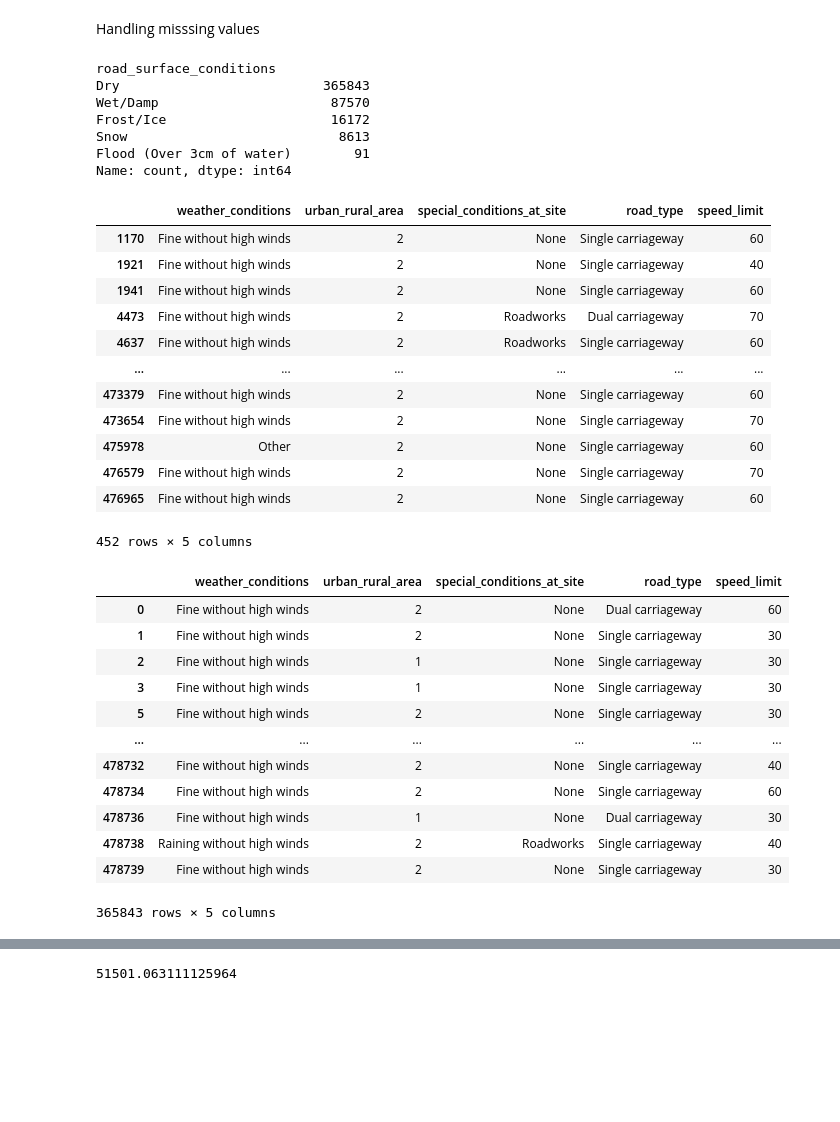
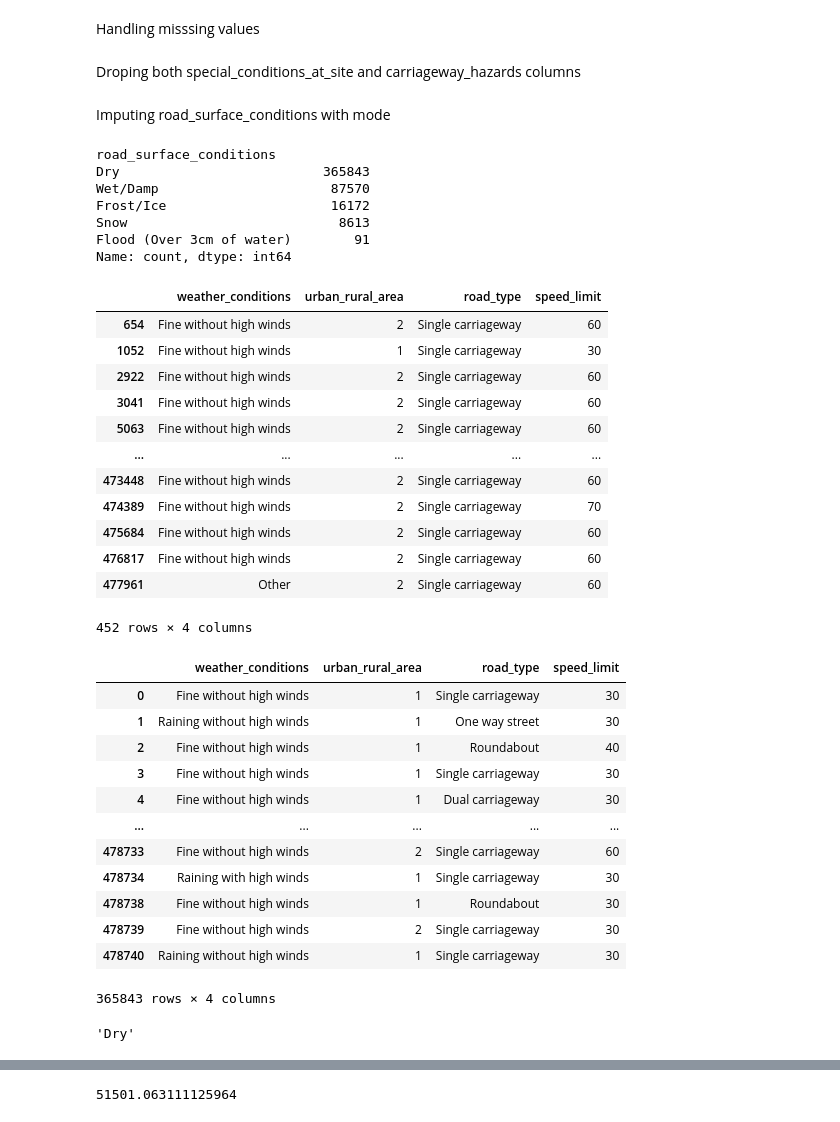
Before and after one commit to The-DigitalAcademy/Accidents_Analysis, a Jupyter notebook: PythonAnalysis.ipynb, the cells around one changed output, grey strips where cells are left out. Drawn from its saved outputs; the diff is of its cells as text; code cells hidden in the pictures; blank space fills up the shorter version.

```diff
--- a/PythonAnalysis.ipynb
+++ b/PythonAnalysis.ipynb
@@ -113 +114,3 @@ country                                      0
 dtype: int64
+# %%
+df.drop(columns=['index'], inplace=True)
@@ -114,5 +141,12 @@ dtype: int64
 # %% [markdown]
 Handling misssing values
+# %% [markdown]
+Droping both special_conditions_at_site and carriageway_hazards columns
+# %%
+
+df = df.drop(columns=['special_conditions_at_site', 'carriageway_hazards'])
+# %% [markdown]
+Imputing road_surface_conditions with mode
 # %%
 df['road_surface_conditions'].value_counts()
 # %% [output]
@@ -126,50 +160,53 @@ Name: count, dtype: int64
 # %%
 
 missing_road_surface = df['road_surface_conditions'].isna()
 
 
-missing_comparison = df[missing_road_surface][['weather_conditions', 'urban_rural_area', 'special_conditions_at_site','road_type','speed_limit']]
+missing_comparison = df[missing_road_surface][['weather_conditions', 'urban_rural_area','road_type','speed_limit']]
 
 
 missing_comparison
 # %% [output]
-|  | weather_conditions | urban_rural_area | special_conditions_at_site | road_type | speed_limit |
-| 1170 | Fine without high winds | 2 | None | Single carriageway | 60 |
-| 1921 | Fine without high winds | 2 | None | Single carriageway | 40 |
-| 1941 | Fine without high winds | 2 | None | Single carriageway | 60 |
-| 4473 | Fine without high winds | 2 | Roadworks | Dual carriageway | 70 |
-| 4637 | Fine without high winds | 2 | Roadworks | Single carriageway | 60 |
-| ... | ... | ... | ... | ... | ... |
-| 473379 | Fine without high winds | 2 | None | Single carriageway | 60 |
-| 473654 | Fine without high winds | 2 | None | Single carriageway | 70 |
-| 475978 | Other | 2 | None | Single carriageway | 60 |
-| 476579 | Fine without high winds | 2 | None | Single carriageway | 70 |
-| 476965 | Fine without high winds | 2 | None | Single carriageway | 60 |
+|  | weather_conditions | urban_rural_area | road_type | speed_limit |
+| 654 | Fine without high winds | 2 | Single carriageway | 60 |
+| 1052 | Fine without high winds | 1 | Single carriageway | 30 |
+| 2922 | Fine without high winds | 2 | Single carriageway | 60 |
+| 3041 | Fine without high winds | 2 | Single carriageway | 60 |
+| 5063 | Fine without high winds | 2 | Single carriageway | 60 |
+| ... | ... | ... | ... | ... |
+| 473448 | Fine without high winds | 2 | Single carriageway | 60 |
+| 474389 | Fine without high winds | 2 | Single carriageway | 70 |
+| 475684 | Fine without high winds | 2 | Single carriageway | 60 |
+| 476817 | Fine without high winds | 2 | Single carriageway | 60 |
+| 477961 | Other | 2 | Single carriageway | 60 |
-452 rows × 5 columns
+452 rows × 4 columns
 # %%
 
 dry_road_surface = df['road_surface_conditions'] == 'Dry'
 
 
-dry_comparison = df[dry_road_surface][['weather_conditions', 'urban_rural_area', 'special_conditions_at_site', 'road_type', 'speed_limit']]
+dry_comparison = df[dry_road_surface][['weather_conditions', 'urban_rural_area','road_type', 'speed_limit']]
 
 
 dry_comparison
 # %% [output]
-|  | weather_conditions | urban_rural_area | special_conditions_at_site | road_type | speed_limit |
-| 0 | Fine without high winds | 2 | None | Dual carriageway | 60 |
-| 1 | Fine without high winds | 2 | None | Single carriageway | 30 |
-| 2 | Fine without high winds | 1 | None | Single carriageway | 30 |
-| 3 | Fine without high winds | 1 | None | Single carriageway | 30 |
-| 5 | Fine without high winds | 2 | None | Single carriageway | 30 |
-| ... | ... | ... | ... | ... | ... |
-| 478732 | Fine without high winds | 2 | None | Single carriageway | 40 |
-| 478734 | Fine without high winds | 2 | None | Single carriageway | 60 |
-| 478736 | Fine without high winds | 1 | None | Dual carriageway | 30 |
-| 478738 | Raining without high winds | 2 | Roadworks | Single carriageway | 40 |
-| 478739 | Fine without high winds | 2 | None | Single carriageway | 30 |
+|  | weather_conditions | urban_rural_area | road_type | speed_limit |
+| 0 | Fine without high winds | 1 | Single carriageway | 30 |
+| 1 | Raining without high winds | 1 | One way street | 30 |
+| 2 | Fine without high winds | 1 | Roundabout | 40 |
+| 3 | Fine without high winds | 1 | Single carriageway | 30 |
+| 4 | Fine without high winds | 1 | Dual carriageway | 30 |
+| ... | ... | ... | ... | ... |
+| 478733 | Fine without high winds | 2 | Single carriageway | 60 |
+| 478734 | Raining with high winds | 1 | Single carriageway | 30 |
+| 478738 | Fine without high winds | 1 | Roundabout | 30 |
+| 478739 | Fine without high winds | 2 | Single carriageway | 30 |
+| 478740 | Raining without high winds | 1 | Single carriageway | 30 |
-365843 rows × 5 columns
+365843 rows × 4 columns
 # %%
 
 mode_road_surface_conditions = df['road_surface_conditions'].mode()[0]
 df['road_surface_conditions'].fillna(mode_road_surface_conditions, inplace=True)
+mode_road_surface_conditions
+# %% [output]
+'Dry'
```
Also changed, not shown: parts of 30 cells of this notebook.
